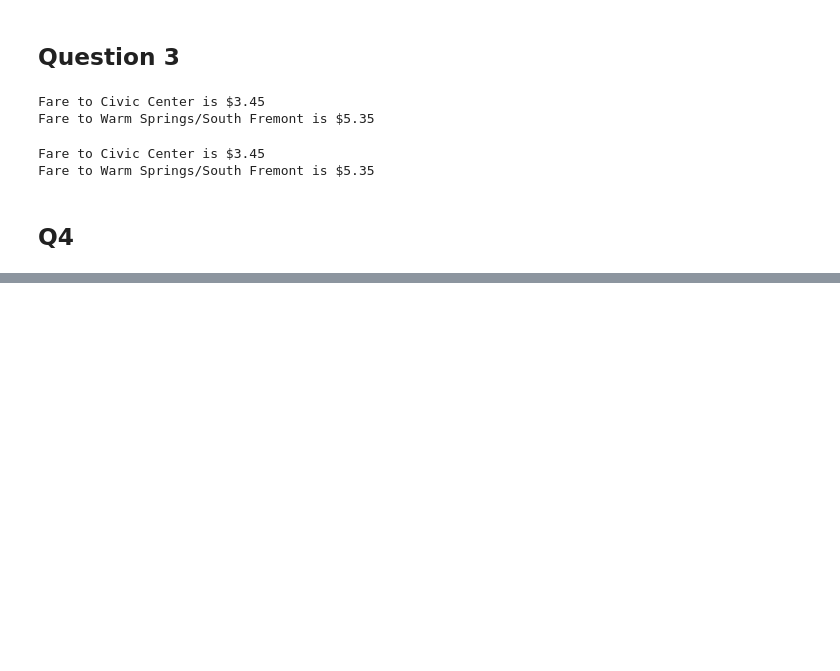
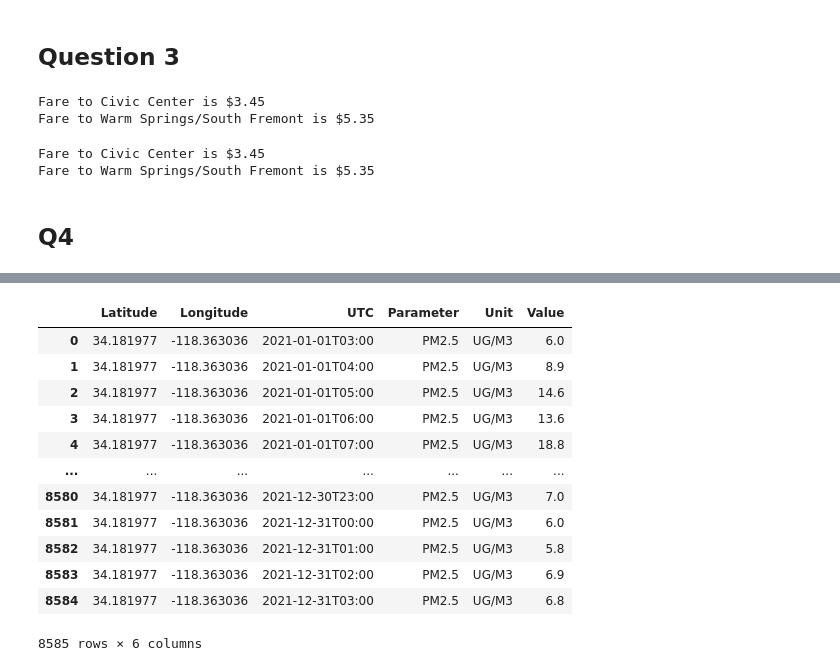
Before and after one commit to SharGhal/urbandatascience-s22, a Jupyter notebook: Lectures/HW1 Work through .ipynb, the cells around one changed output, grey strips where cells are left out. Cells and saved outputs as stored; diff of their text form; code cells hidden in the pictures; blank space fills up the shorter version.

```diff
--- a/Lectures/HW1 Work through .ipynb
+++ b/Lectures/HW1 Work through .ipynb
@@ -148,0 +348,26 @@ Fare to Warm Springs/South Fremont is $5.35
+# %%
+import json
+import pandas as pd
+import requests
+import geopandas
+
+requestString = 'https://www.airnowapi.org/aq/data/?startDate=2021-01-01T03&endDate=2021-12-31T03&parameters=PM25&BBOX=-118.448108,33.949086,-117.885058,34.219782&dataType=C&format=application/json&verbose=0&monitorType=0&includerawconcentrations=0&API_KEY=4D443089-5C44-482F-8311-A46004897DA2'
+r = requests.get(requestString)
+d = json.loads(r.text)
+
+df = pd.DataFrame(d) #convert to dataframe
+df
+# %% [output]
+|  | Latitude | Longitude | UTC | Parameter | Unit | Value |
+| 0 | 34.181977 | -118.363036 | 2021-01-01T03:00 | PM2.5 | UG/M3 | 6.0 |
+| 1 | 34.181977 | -118.363036 | 2021-01-01T04:00 | PM2.5 | UG/M3 | 8.9 |
+| 2 | 34.181977 | -118.363036 | 2021-01-01T05:00 | PM2.5 | UG/M3 | 14.6 |
+| 3 | 34.181977 | -118.363036 | 2021-01-01T06:00 | PM2.5 | UG/M3 | 13.6 |
+| 4 | 34.181977 | -118.363036 | 2021-01-01T07:00 | PM2.5 | UG/M3 | 18.8 |
+| ... | ... | ... | ... | ... | ... | ... |
+| 8580 | 34.181977 | -118.363036 | 2021-12-30T23:00 | PM2.5 | UG/M3 | 7.0 |
+| 8581 | 34.181977 | -118.363036 | 2021-12-31T00:00 | PM2.5 | UG/M3 | 6.0 |
+| 8582 | 34.181977 | -118.363036 | 2021-12-31T01:00 | PM2.5 | UG/M3 | 5.8 |
+| 8583 | 34.181977 | -118.363036 | 2021-12-31T02:00 | PM2.5 | UG/M3 | 6.9 |
+| 8584 | 34.181977 | -118.363036 | 2021-12-31T03:00 | PM2.5 | UG/M3 | 6.8 |
+8585 rows × 6 columns
```
Also changed, not shown: parts of 20 cells of this notebook, 10 other files.
